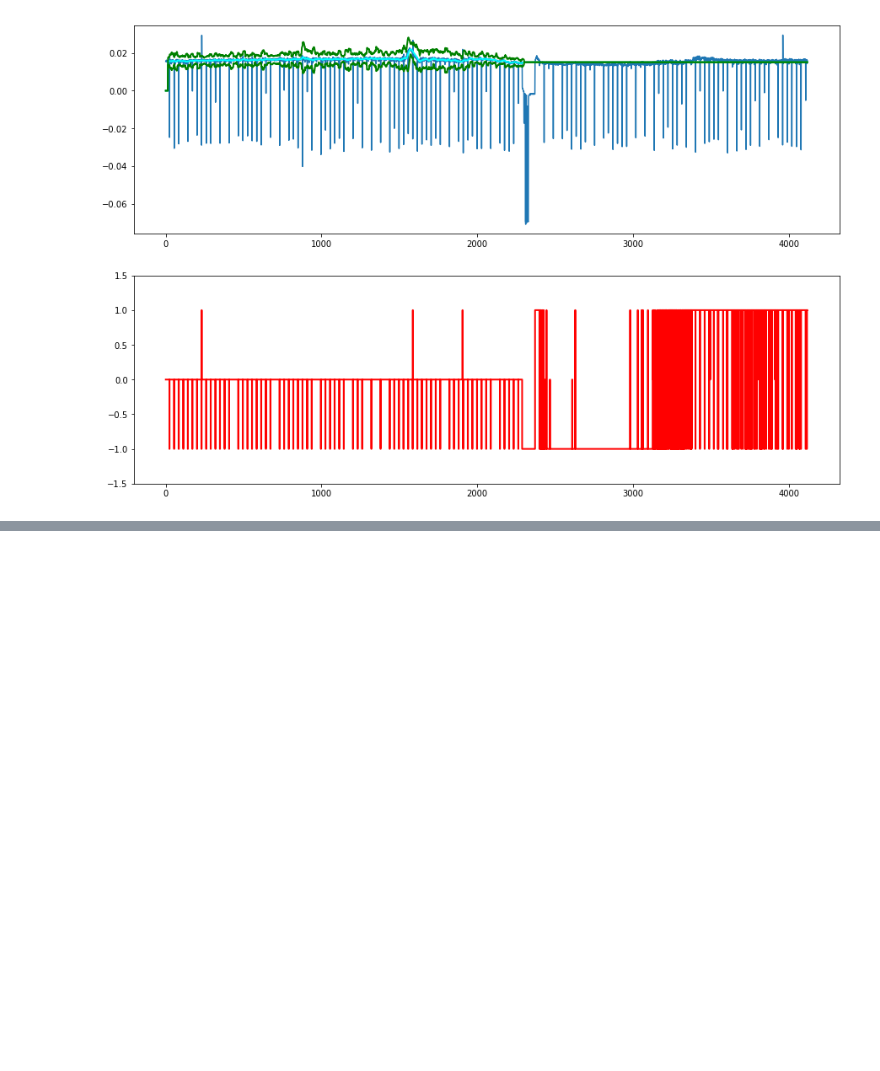
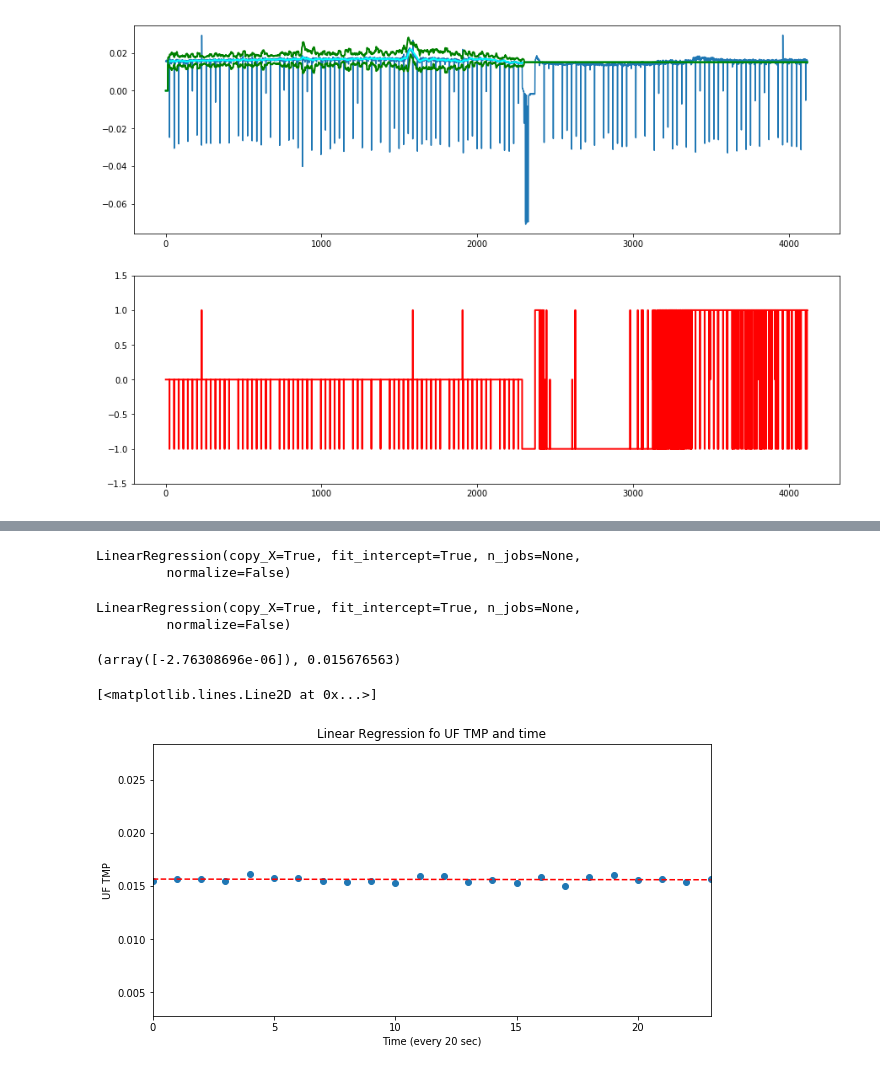
Before and after one commit to ericinlinux/peaks_and_slopes, a Jupyter notebook: Picks_Slope_Analysis.ipynb, the cells around one changed output, grey strips where cells are left out. Drawn from its saved outputs; the diff is of its cells as text; code cells hidden in the pictures; blank space fills up the shorter version.

```diff
--- a/Picks_Slope_Analysis.ipynb
+++ b/Picks_Slope_Analysis.ipynb
@@ -104,5 +105,7 @@ data['group'] = groups
 # List of groups existent in the dataframe
 list_of_groups = list(set(data.group) - {-1})
 # %%
-for group in list_of_groups:
-    print(data[data.group == group])
+#for group in list_of_groups:
+lm = LinearRegression()
+#subdata = data[data.group == group]
+subdata = data[data.group == 1]
@@ -138,0 +115,3 @@ model.model.information
+# %%
+idx_ = np.arange(len(subdata.index)).reshape(-1,1)
+idx_
@@ -138,0 +136,26 @@ model.model.information
+# %%
+lm.fit(idx_, subdata['UF TMP'])
+# %% [output]
+LinearRegression(copy_X=True, fit_intercept=True, n_jobs=None,
+         normalize=False)
+# %%
+LinearRegression(copy_X=True, fit_intercept=True, normalize=False)
+# %% [output]
+LinearRegression(copy_X=True, fit_intercept=True, n_jobs=None,
+         normalize=False)
+# %%
+lm.coef_, lm.intercept_
+# %% [output]
+(array([-2.76308696e-06]), 0.015676563)
+# %%
+plt.figure(figsize=((10,5)))
+plt.xlim(0,idx_[-1])
+plt.scatter(idx_, subdata['UF TMP'])
+plt.xlabel('Time (every 20 sec)')
+plt.ylabel('UF TMP')
+plt.title('Linear Regression fo UF TMP and time')
+# Prediction plot
+plt.plot(idx_, lm.predict(idx_), "r--")
+# %% [output]
+[<matplotlib.lines.Line2D at 0x...>]
+[figure, added]
```
Also changed, not shown: parts of 11 cells of this notebook, 1 other file.
